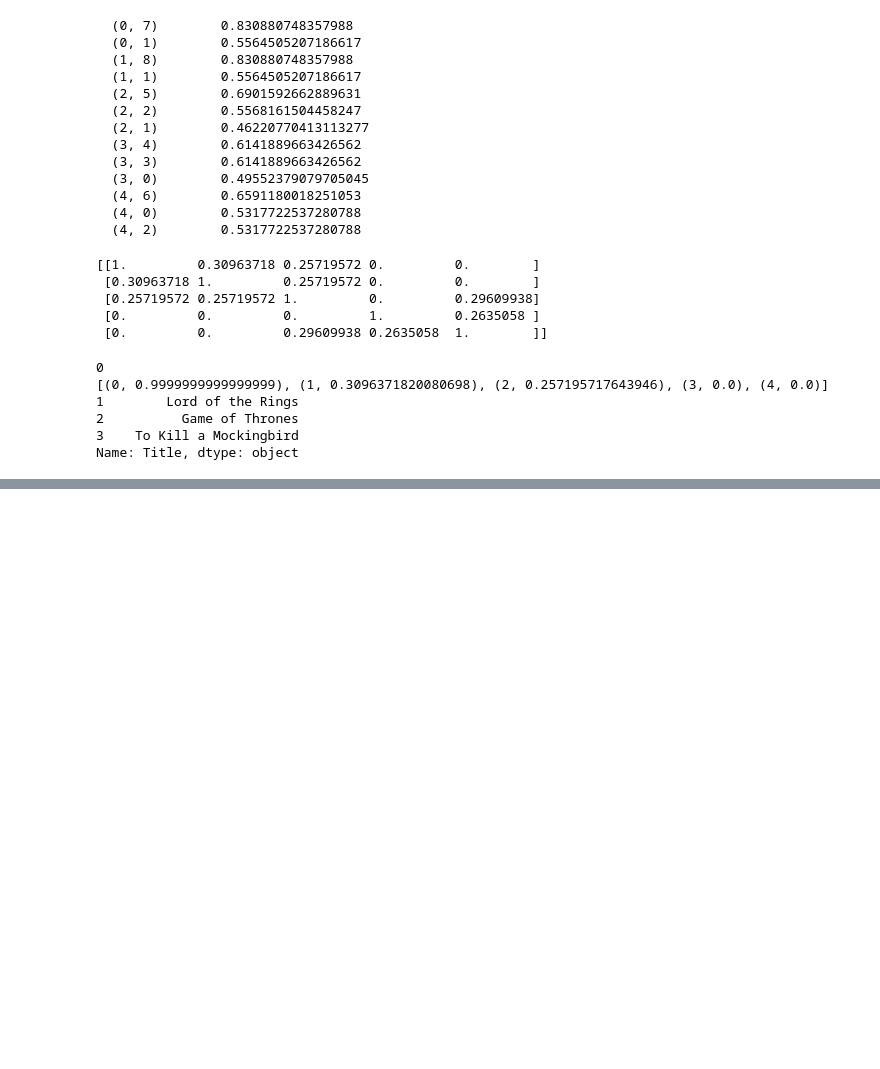
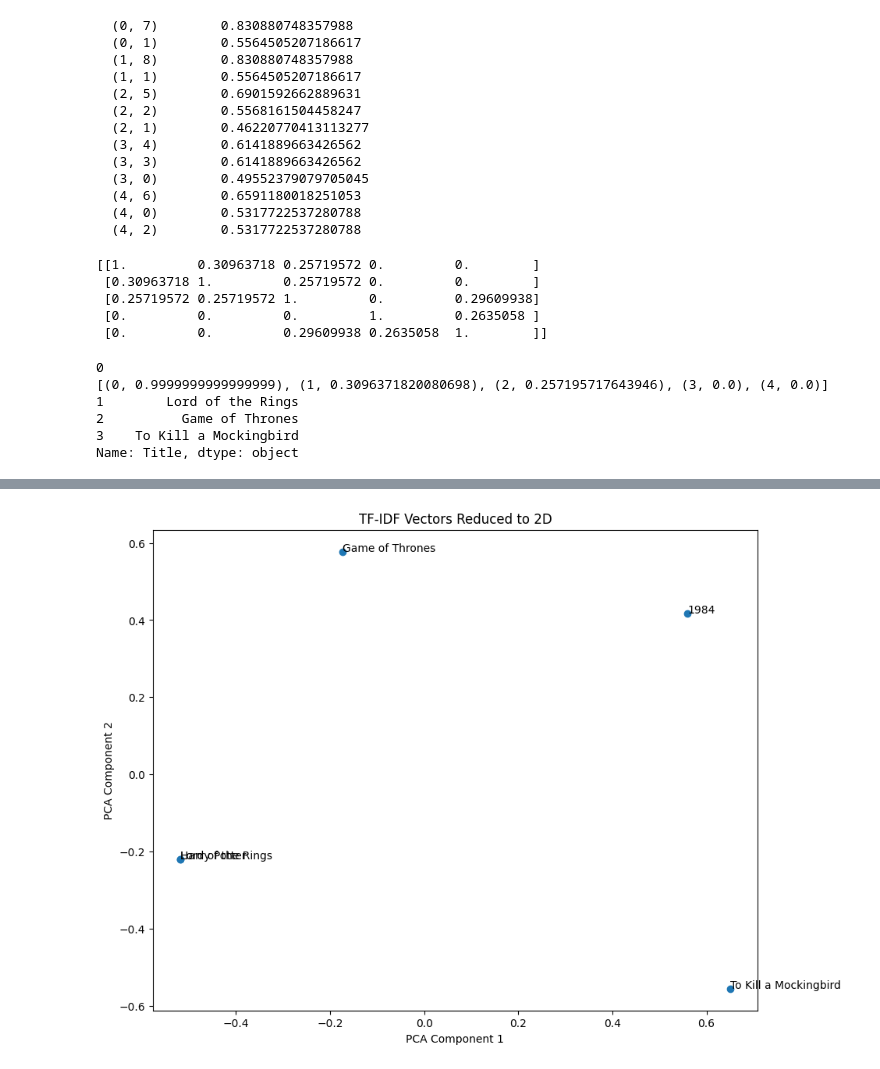
Before and after one commit to junya17/Content-Based-Filtering, a Jupyter notebook: Content_Based_Filtering.ipynb, the cells around one changed output, grey strips where cells are left out. Cells and saved outputs as stored; diff of their text form; code cells hidden in the pictures; blank space fills up the shorter version.

```diff
--- a/Content_Based_Filtering.ipynb
+++ b/Content_Based_Filtering.ipynb
@@ -156,0 +162,22 @@ array([[-0.51799128, -0.21961888],
+# %%
+from sklearn.decomposition import PCA
+import matplotlib.pyplot as plt
+
+
+# TF-IDFベクトルを2次元に削減
+pca = PCA(n_components=2)
+reduced_tfidf = pca.fit_transform(tfidf_matrix.toarray())
+reduced_tfidf
+
+# 2次元プロット
+plt.figure(figsize=(10, 8))
+plt.scatter(reduced_tfidf[:, 0], reduced_tfidf[:, 1])
+for i, title in enumerate(books_df['Title']):
+    plt.text(reduced_tfidf[i, 0], reduced_tfidf[i, 1], title)
+
+plt.xlabel('PCA Component 1')
+plt.ylabel('PCA Component 2')
+plt.title('TF-IDF Vectors Reduced to 2D')
+plt.show()
+# %% [output]
+[figure, added]
```
Also changed, not shown: parts of 21 cells of this notebook.
